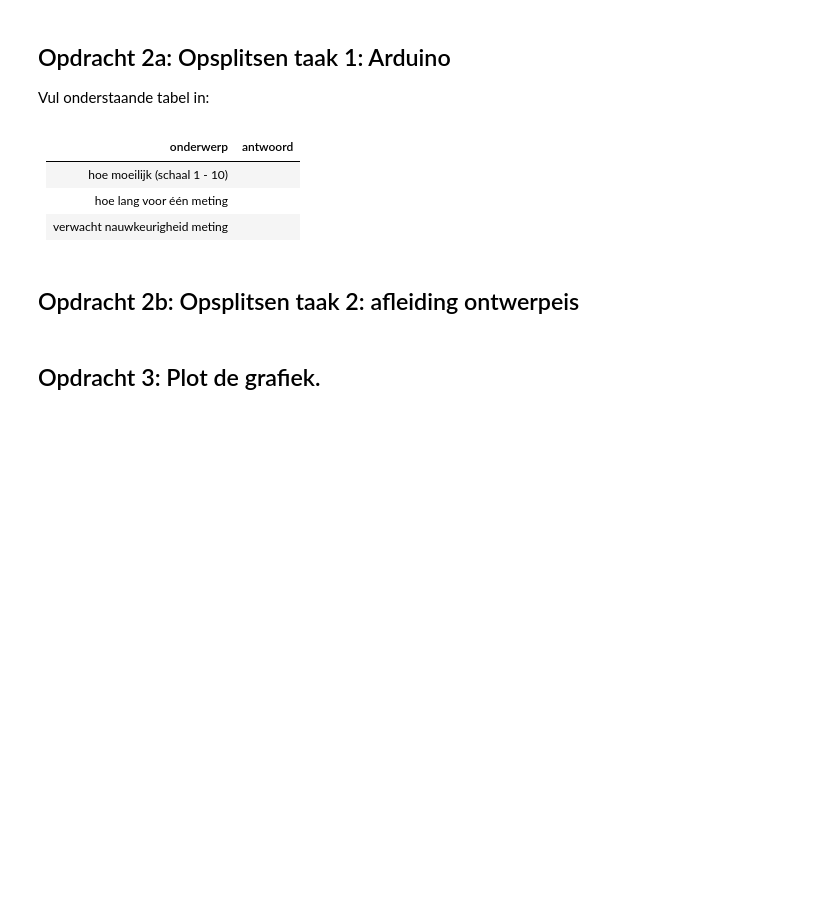
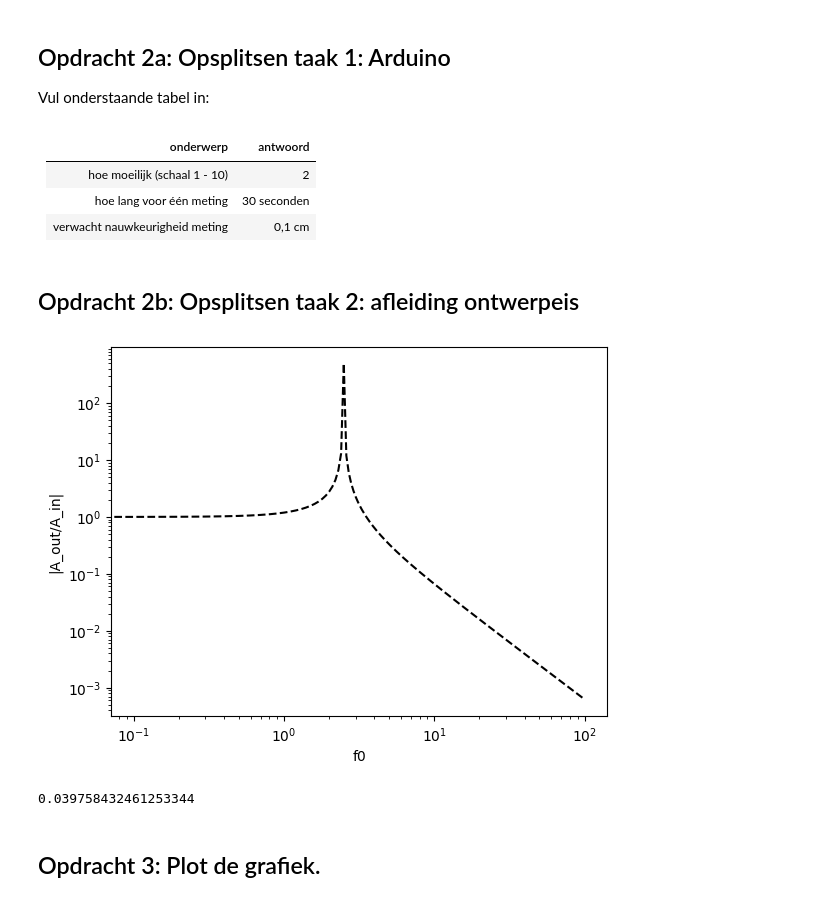
Before and after one commit to owesdorp/opdrachten-DEF-D, a Jupyter notebook: FysiekeOntwerpopdrachten/5MaakEenOpstellingTrillingsvrij/Ontwerpopdracht5MaakEenOpstellingTrillingsvrijInvulTemplate.ipynb, the cells around one changed output. Drawn from its saved outputs; the diff is of its cells as text; code cells hidden in the pictures; blank space fills up the shorter version.

```diff
--- a/FysiekeOntwerpopdrachten/5MaakEenOpstellingTrillingsvrij/Ontwerpopdracht5MaakEenOpstellingTrillingsvrijInvulTemplate.ipynb
+++ b/FysiekeOntwerpopdrachten/5MaakEenOpstellingTrillingsvrij/Ontwerpopdracht5MaakEenOpstellingTrillingsvrijInvulTemplate.ipynb
@@ -39,17 +39,37 @@ Vul onderstaande tabel in:
 # %% [markdown]
 | onderwerp    | antwoord  |
 |---|---|
-| hoe moeilijk (schaal 1 - 10) |  |
-| hoe lang voor één meting |  |
-| verwacht nauwkeurigheid meting |  |
+| hoe moeilijk (schaal 1 - 10) |2  |
+| hoe lang voor één meting | 30 seconden |
+| verwacht nauwkeurigheid meting | 0,1 cm |
 # %% [markdown]
 ## Opdracht 2b: Opsplitsen taak 2: afleiding ontwerpeis
 # %%
 # Bereken hier je benodigde kantelfrequentie
+f_0=2.5
+g = 9.81
 # %%
 # Voeg hier je plot in.
+def amp_ver(f, f0):
+    return 1 / (1 - f**2/f0**2)
+
+f_test = np.linspace(0, 100, 1000)
+
+plt.figure()
+plt.plot(f_test, np.abs(amp_ver(f_test, f_0)), 'k--')
+plt.xscale('log')
+plt.yscale('log')
+plt.ylabel("|A_out/A_in|")
+plt.xlabel('f0')
+plt.show()
+# %% [output]
+[figure, added]
 # %%
 # Bereken hier de minimale Delta-x waarbij je aan de eis van de opdracht voldoet.
+delta_x = g / (2*np.pi*f_0)**2
+print(delta_x)
+# %% [output]
+0.039758432461253344
 # %% [markdown]
 ## Opdracht 3: Plot de grafiek.
 # %%
```
Also changed, not shown: parts of 2 cells of this notebook, 2 other files.
